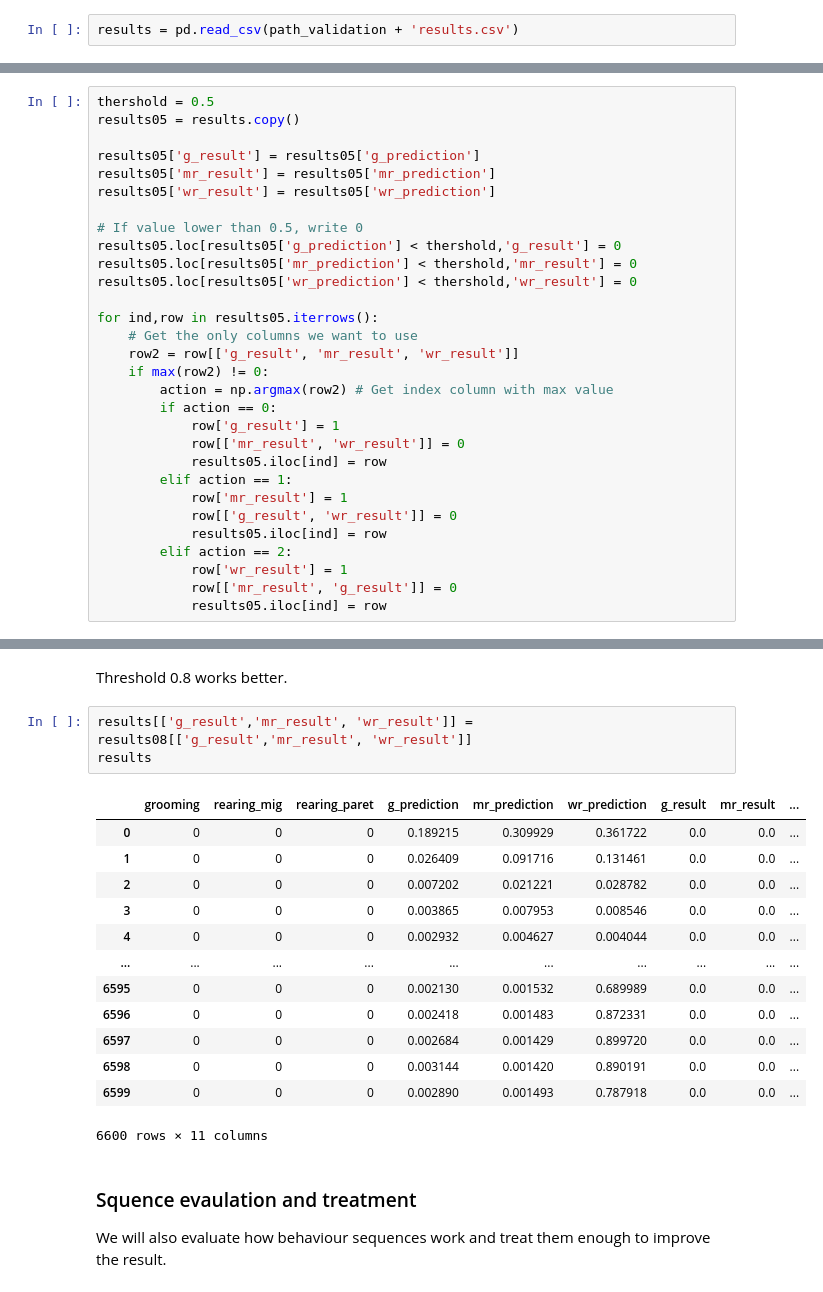
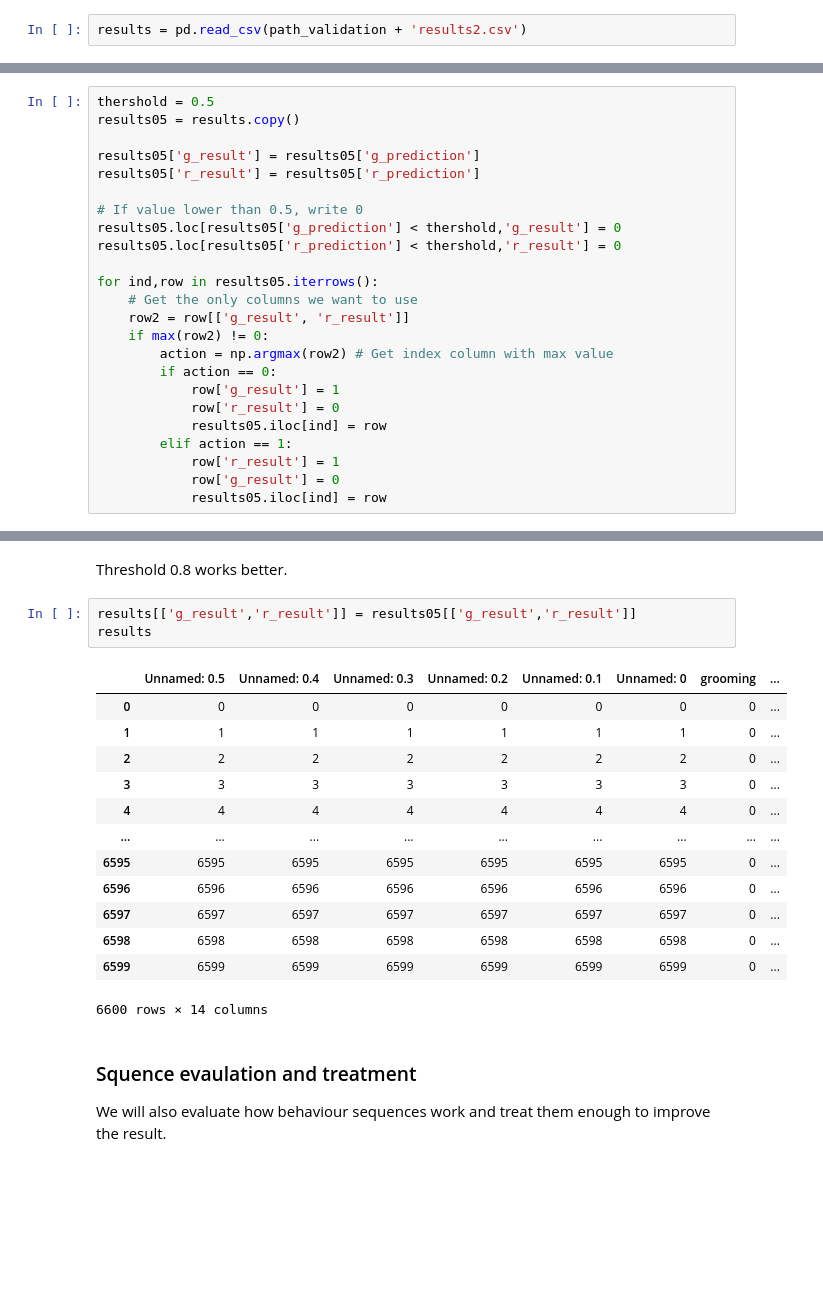
Before and after one commit to albarransara/AutomatedMouseBehaviorRecognition, a Jupyter notebook: notebooks/2.4.1.DataPostprocess.ipynb, the cells around one changed output, grey strips where cells are left out. Saved outputs shown, nothing was run; the diff lists cells and outputs as text; blank space fills up the shorter version.

```diff
--- a/notebooks/2.4.1.DataPostprocess.ipynb
+++ b/notebooks/2.4.1.DataPostprocess.ipynb
@@ -280,7 +166,7 @@ results.to_csv(path_validation + 'results.csv')
 
 After obtaining our predictions we will analyze and process them, enough to get the best result.
 # %%
-results = pd.read_csv(path_validation + 'results.csv')
+results = pd.read_csv(path_validation + 'results2.csv')
 # %% [markdown]
 ### Output visualization
 # %% [markdown]
@@ -363,31 +237,25 @@ thershold = 0.5
 results05 = results.copy()
 
 results05['g_result'] = results05['g_prediction']
-results05['mr_result'] = results05['mr_prediction']
-results05['wr_result'] = results05['wr_prediction']
+results05['r_result'] = results05['r_prediction']
 
 # If value lower than 0.5, write 0
 results05.loc[results05['g_prediction'] < thershold,'g_result'] = 0
-results05.loc[results05['mr_prediction'] < thershold,'mr_result'] = 0
-results05.loc[results05['wr_prediction'] < thershold,'wr_result'] = 0
+results05.loc[results05['r_prediction'] < thershold,'r_result'] = 0
 
 for ind,row in results05.iterrows():
     # Get the only columns we want to use
-    row2 = row[['g_result', 'mr_result', 'wr_result']]
+    row2 = row[['g_result', 'r_result']]
     if max(row2) != 0:
         action = np.argmax(row2) # Get index column with max value
         if action == 0:
             row['g_result'] = 1
-            row[['mr_result', 'wr_result']] = 0
+            row['r_result'] = 0
             results05.iloc[ind] = row
         elif action == 1:
-            row['mr_result'] = 1
-            row[['g_result', 'wr_result']] = 0
+            row['r_result'] = 1
+            row['g_result'] = 0
             results05.iloc[ind] = row
-        elif action == 2:
-            row['wr_result'] = 1
-            row[['mr_result', 'g_result']] = 0
-            results05.iloc[ind] = row
 # %%
 results05
 # %% [output]
@@ -490,22 +352,22 @@ Threshold 08:  Correct =  6304 , Incorrect =  296
 # %% [markdown]
 Threshold 0.8 works better.
 # %%
-results[['g_result','mr_result', 'wr_result']] = results08[['g_result','mr_result', 'wr_result']]
+results[['g_result','r_result']] = results05[['g_result','r_result']]
 results
 # %% [output]
-|  | grooming | rearing_mig | rearing_paret | g_prediction | mr_prediction | wr_prediction | g_result | mr_result | ... |
-| 0 | 0 | 0 | 0 | 0.189215 | 0.309929 | 0.361722 | 0.0 | 0.0 | ... |
-| 1 | 0 | 0 | 0 | 0.026409 | 0.091716 | 0.131461 | 0.0 | 0.0 | ... |
-| 2 | 0 | 0 | 0 | 0.007202 | 0.021221 | 0.028782 | 0.0 | 0.0 | ... |
-| 3 | 0 | 0 | 0 | 0.003865 | 0.007953 | 0.008546 | 0.0 | 0.0 | ... |
-| 4 | 0 | 0 | 0 | 0.002932 | 0.004627 | 0.004044 | 0.0 | 0.0 | ... |
-| ... | ... | ... | ... | ... | ... | ... | ... | ... | ... |
-| 6595 | 0 | 0 | 0 | 0.002130 | 0.001532 | 0.689989 | 0.0 | 0.0 | ... |
-| 6596 | 0 | 0 | 0 | 0.002418 | 0.001483 | 0.872331 | 0.0 | 0.0 | ... |
-| 6597 | 0 | 0 | 0 | 0.002684 | 0.001429 | 0.899720 | 0.0 | 0.0 | ... |
-| 6598 | 0 | 0 | 0 | 0.003144 | 0.001420 | 0.890191 | 0.0 | 0.0 | ... |
-| 6599 | 0 | 0 | 0 | 0.002890 | 0.001493 | 0.787918 | 0.0 | 0.0 | ... |
+|  | Unnamed: 0.5 | Unnamed: 0.4 | Unnamed: 0.3 | Unnamed: 0.2 | Unnamed: 0.1 | Unnamed: 0 | grooming | ... |
+| 0 | 0 | 0 | 0 | 0 | 0 | 0 | 0 | ... |
+| 1 | 1 | 1 | 1 | 1 | 1 | 1 | 0 | ... |
+| 2 | 2 | 2 | 2 | 2 | 2 | 2 | 0 | ... |
+| 3 | 3 | 3 | 3 | 3 | 3 | 3 | 0 | ... |
+| 4 | 4 | 4 | 4 | 4 | 4 | 4 | 0 | ... |
+| ... | ... | ... | ... | ... | ... | ... | ... | ... |
+| 6595 | 6595 | 6595 | 6595 | 6595 | 6595 | 6595 | 0 | ... |
+| 6596 | 6596 | 6596 | 6596 | 6596 | 6596 | 6596 | 0 | ... |
+| 6597 | 6597 | 6597 | 6597 | 6597 | 6597 | 6597 | 0 | ... |
+| 6598 | 6598 | 6598 | 6598 | 6598 | 6598 | 6598 | 0 | ... |
+| 6599 | 6599 | 6599 | 6599 | 6599 | 6599 | 6599 | 0 | ... |
-6600 rows × 11 columns
+6600 rows × 14 columns
 # %% [markdown]
 ### Squence evaulation and treatment
 
```
Also changed, not shown: parts of 43 cells of this notebook, 16 other files.
